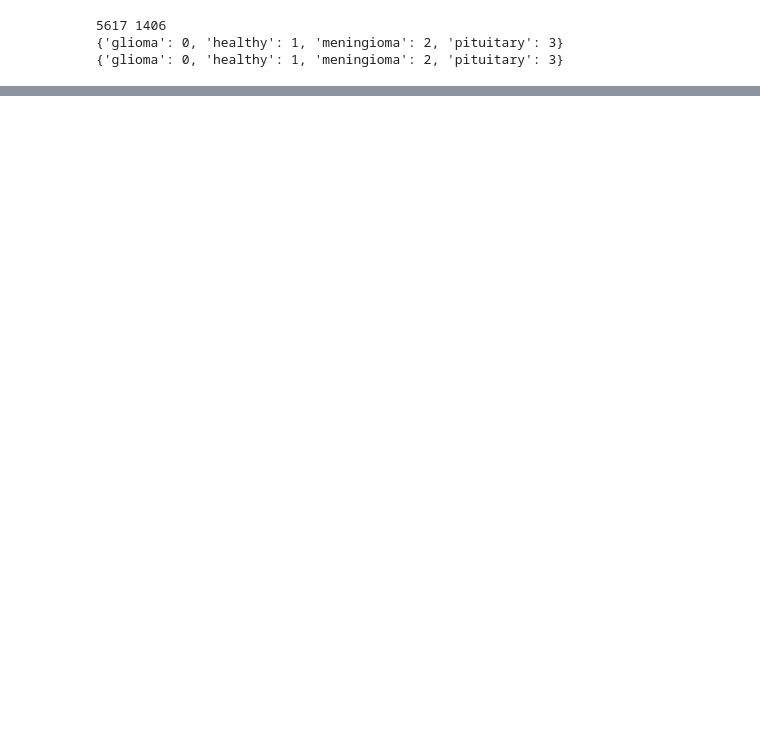
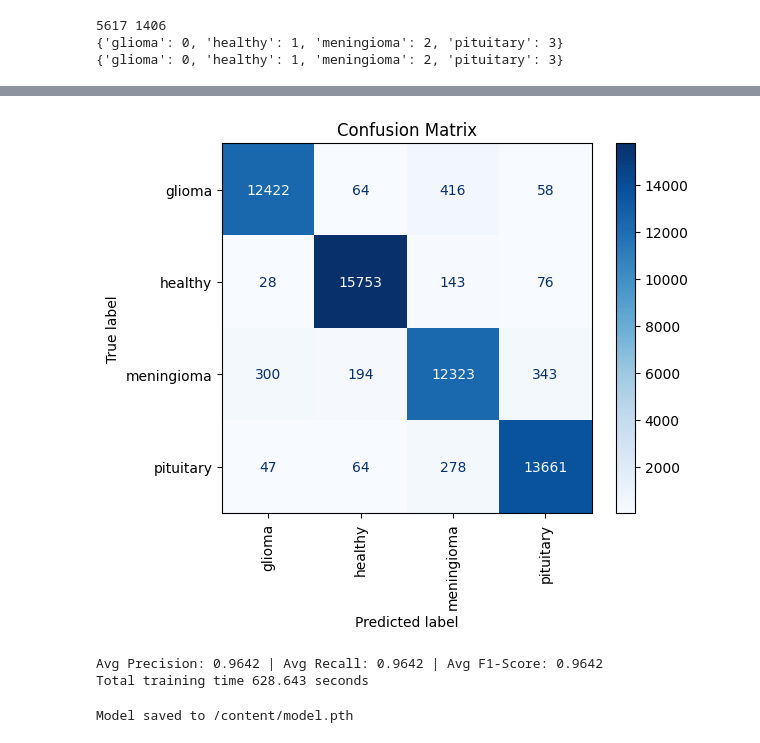
Before and after one commit to AryamanKaprekar/Practice_Collection, a Jupyter notebook: merged.ipynb, the cells around one changed output, grey strips where cells are left out. Saved outputs shown, nothing was run; the diff lists cells and outputs as text; code cells hidden in the pictures; blank space fills up the shorter version.

```diff
--- a/merged.ipynb
+++ b/merged.ipynb
@@ -221,12 +223,15 @@ def train(model:torch.nn.Module,
 # %%
+optimizer = torch.optim.Adam(params=model.parameters(), lr=3e-4, weight_decay=0.0001)
+loss_fn = nn.CrossEntropyLoss()
+class_names = train_data.classes
 from timeit import default_timer as timer
 start_time=timer()
-results=train(model=model,
-              train_dataloader=train_dataloader,
-              test_dataloader=test_dataloader,
-              optimizer=optimizer,
-              loss_fn=loss_fn,
-              epochs=5)
+train_results = train(model=model,
+                      train_dataloader=train_dataloader,
+                      optimizer=optimizer,
+                      loss_fn=loss_fn,
+                      class_names=class_names,
+                      epochs=10)
 end_time=timer()
 print(f"Total training time {end_time - start_time:.3f} seconds")
 # %% [output]
@@ -238,0 +250,13 @@ Total training time 352.331 seconds
+[figure, added]
+Avg Precision: 0.9642 | Avg Recall: 0.9642 | Avg F1-Score: 0.9642
+Total training time 628.643 seconds
+# %%
+def save_model(model: torch.nn.Module, path: str):
+    torch.save(model.state_dict(), path)
+    print(f"Model saved to {path}")
+
+# Example usage
+model_save_path = "/content/model.pth"
+save_model(model, model_save_path)
+# %% [output]
+Model saved to /content/model.pth
```
Also changed, not shown: parts of 11 cells of this notebook.
